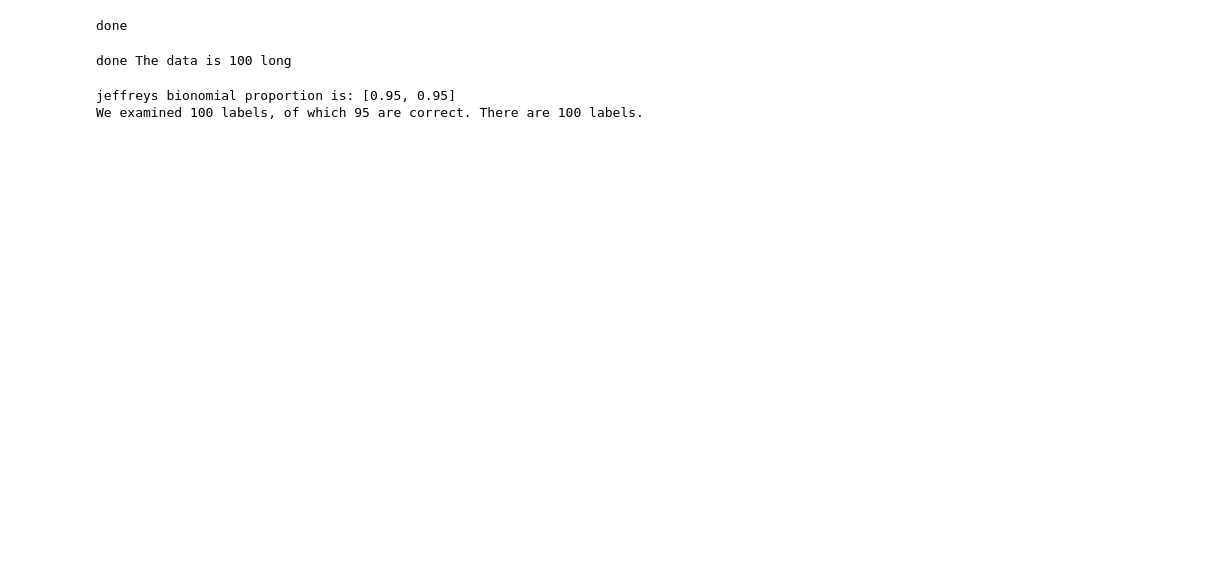
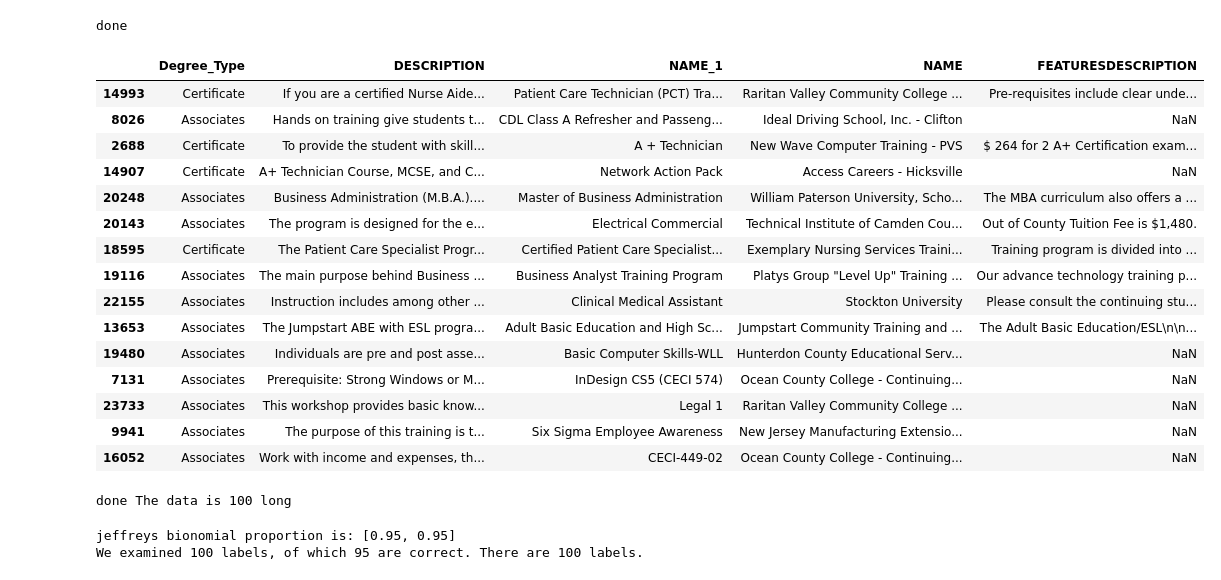
Before and after one commit to newjersey/d4ad_standardization, a Jupyter notebook: D4AD_Standardization/notebooks/6.0-kpr-Description-with Funding type, degree type columns.ipynb, the cells around one changed output. Cells and saved outputs as stored; diff of their text form; code cells hidden in the pictures; blank space fills up the shorter version.

```diff
--- a/D4AD_Standardization/notebooks/6.0-kpr-Description-with Funding type, degree type columns.ipynb
+++ b/D4AD_Standardization/notebooks/6.0-kpr-Description-with Funding type, degree type columns.ipynb
@@ -213,34 +233,98 @@ done
 # procedure above but with slightly different regexes
 
 aas_like =\
     regex.compile(
         '''
-        (AAS)                           # applied associates of science
-        |(applied.*associate.*science.*[.\b])     # sentence containing applied science
+        [\b\s](Associates)[\b\s]
+        |[\b\s](A\.A\.S\.)[\b\s]
+        |[\b\s](A\.S\.)[\b\s]
+        |[\b\s](AS)[\b\s](?!A\s)
+        |[\b\s](AAS)[\b\s]                               # applied associates of science
         ''',
-        flags=regex.I|regex.VERBOSE)
+        flags=regex.VERBOSE)
+#        |(applied.*associate.*science.*\.)     # sentence containing applied science
 
 name =\
     draft_output['NAME'].dropna()\
                         .map(aas_like.search)\
                         .dropna().index
 
 name_1 =\
     draft_output['NAME_1'].dropna()\
                           .map(aas_like.search)\
                           .dropna().index
 
 descriptions =\
     draft_output['DESCRIPTION'].dropna()\
                           .map(aas_like.search)\
                           .dropna().index
 
 features_description =\
     draft_output['FEATURESDESCRIPTION'].dropna()\
                           .map(aas_like.search)\
                           .dropna().index
 
 aas_indices = name.union(name_1)\
                    .union(descriptions)\
                    .union(features_description)
-draft_output.loc[aas_indices, 'Degree_Type'] = 'Applied Associates of Science'
+
+# This matchign is overly eager, remove those rows that mention
+# Program...
+
+draft_output.loc[aas_indices, 'Degree_Type'] = 'Associates'
+
+# draft_output.loc[aas_indices, ['Degree_Type', 'DESCRIPTION', 'NAME_1', 'NAME', 'FEATURESDESCRIPTION']].head(15)
+# Now we go back for those rows havign an empty degree type and check for
+# the word certificate and assign those
+cert_like =\
+    regex.compile(
+        '''
+        (certification)
+        |(certificate)
+        |[\s\b](cert)[\s\b]
+        ''',
+        flags=regex.I|regex.VERBOSE)
+
+name =\
+    draft_output['NAME'].dropna()\
+                        .map(cert_like.search)\
+                        .dropna().index
+
+name_1 =\
+    draft_output['NAME_1'].dropna()\
+                          .map(cert_like.search)\
+                          .dropna().index
+
+descriptions =\
+    draft_output['DESCRIPTION'].dropna()\
+                          .map(cert_like.search)\
+                          .dropna().index
+
+features_description =\
+    draft_output['FEATURESDESCRIPTION'].dropna()\
+                          .map(cert_like.search)\
+                          .dropna().index
+
+cert_indices = name.union(name_1)\
+                   .union(descriptions)\
+                   .union(features_description)
+
+draft_output.loc[cert_indices, 'Degree_Type'] = 'Certificate'
+draft_output.sample(15).loc[:,['Degree_Type', 'DESCRIPTION', 'NAME_1', 'NAME', 'FEATURESDESCRIPTION']]
+# %% [output]
+|  | Degree_Type | DESCRIPTION | NAME_1 | NAME | FEATURESDESCRIPTION |
+| 14993 | Certificate | If you are a certified Nurse Aide... | Patient Care Technician (PCT) Tra... | Raritan Valley Community College ... | Pre-requisites include clear unde... |
+| 8026 | Associates | Hands on training give students t... | CDL Class A Refresher and Passeng... | Ideal Driving School, Inc. - Clifton | NaN |
+| 2688 | Certificate | To provide the student with skill... | A + Technician | New Wave Computer Training - PVS | $ 264 for 2 A+ Certification exam... |
+| 14907 | Certificate | A+ Technician Course, MCSE, and C... | Network Action Pack | Access Careers - Hicksville | NaN |
+| 20248 | Associates | Business Administration (M.B.A.).... | Master of Business Administration | William Paterson University, Scho... | The MBA curriculum also offers a ... |
+| 20143 | Associates | The program is designed for the e... | Electrical Commercial | Technical Institute of Camden Cou... | Out of County Tuition Fee is $1,480. |
+| 18595 | Certificate | The Patient Care Specialist Progr... | Certified Patient Care Specialist... | Exemplary Nursing Services Traini... | Training program is divided into ... |
+| 19116 | Associates | The main purpose behind Business ... | Business Analyst Training Program | Platys Group "Level Up" Training ... | Our advance technology training p... |
+| 22155 | Associates | Instruction includes among other ... | Clinical Medical Assistant | Stockton University | Please consult the continuing stu... |
+| 13653 | Associates | The Jumpstart ABE with ESL progra... | Adult Basic Education and High Sc... | Jumpstart Community Training and ... | The Adult Basic Education/ESL\n\n... |
+| 19480 | Associates | Individuals are pre and post asse... | Basic Computer Skills-WLL | Hunterdon County Educational Serv... | NaN |
+| 7131 | Associates | Prerequisite: Strong Windows or M... | InDesign CS5 (CECI 574) | Ocean County College - Continuing... | NaN |
+| 23733 | Associates | This workshop provides basic know... | Legal 1 | Raritan Valley Community College ... | NaN |
+| 9941 | Associates | The purpose of this training is t... | Six Sigma Employee Awareness | New Jersey Manufacturing Extensio... | NaN |
+| 16052 | Associates | Work with income and expenses, th... | CECI-449-02 | Ocean County College - Continuing... | NaN |
```
Also changed, not shown: parts of 5 cells of this notebook.
